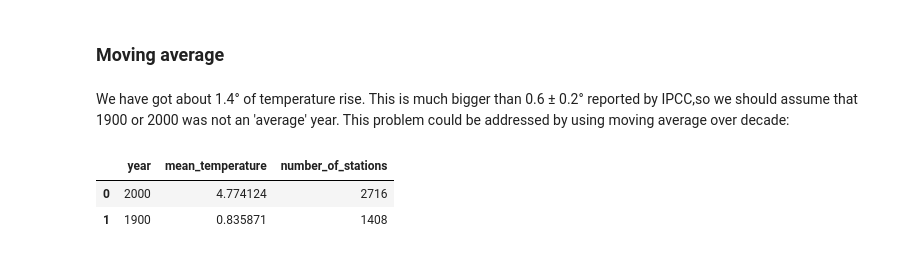
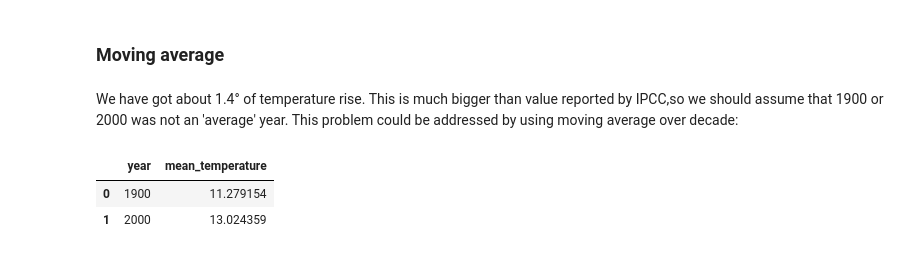
Before and after one commit to Eugeniy-Makarevich/Global-Historical-Climatology-Network, a Jupyter notebook: bigquery.ipynb, the cells around one changed output. Cells and saved outputs as stored; diff of their text form; code cells hidden in the pictures.

```diff
--- a/bigquery.ipynb
+++ b/bigquery.ipynb
@@ -112,24 +113,22 @@ query_job.to_dataframe().head()
 # %% [markdown]
 ### Moving average
 # %% [markdown]
-We have got about 1.4° of temperature rise. This is much bigger than 0.6 ± 0.2° reported by IPCC,so we should assume that 1900 or 2000 was not an 'average' year. This problem could be addressed by using moving average over decade:
+We have got about 1.4° of temperature rise. This is much bigger than value reported by IPCC,so we should assume that 1900 or 2000 was not an 'average' year. This problem could be addressed by using moving average over decade:
 # %%
-query_q1_2 = """
-              WITH moving_avg AS(
-              SELECT year, AVG(AVG(value1/100.0)) OVER
-                  (ORDER BY year DESC
-                  ROWS BETWEEN 5 PRECEDING AND 5 FOLLOWING) AS mean_temperature
-
-              FROM `bigquery-public-data.ghcn_m.ghcnm_tavg`
-              WHERE value1 <> -9999
-              GROUP BY year)
-              SELECT year, mean_temperature, number_of_stations
-              FROM moving_avg
-              WHERE year IN (1900,2000)
-              """
-query_job = client.query(query_q1_2)
+query_2 = """{},
+             moving_avg AS(
+             SELECT year,AVG(AVG(mean_temperature)) OVER
+                        (ORDER BY year DESC ROWS BETWEEN 5 PRECEDING AND 5 FOLLOWING) as mean_temperature
+             FROM annual_mean
+             GROUP BY year)
+             SELECT *
+             FROM moving_avg
+             WHERE year IN (1900,2000)
+             ORDER BY year
+              """.format(query_annual_mean)
+query_job = client.query(query_2)
 query_job.to_dataframe().head()
 # %% [output]
-|  | year | mean_temperature | number_of_stations |
-| 0 | 2000 | 4.774124 | 2716 |
-| 1 | 1900 | 0.835871 | 1408 |
+|  | year | mean_temperature |
+| 0 | 1900 | 11.279154 |
+| 1 | 2000 | 13.024359 |
```
Also changed, not shown: parts of 10 cells of this notebook.
